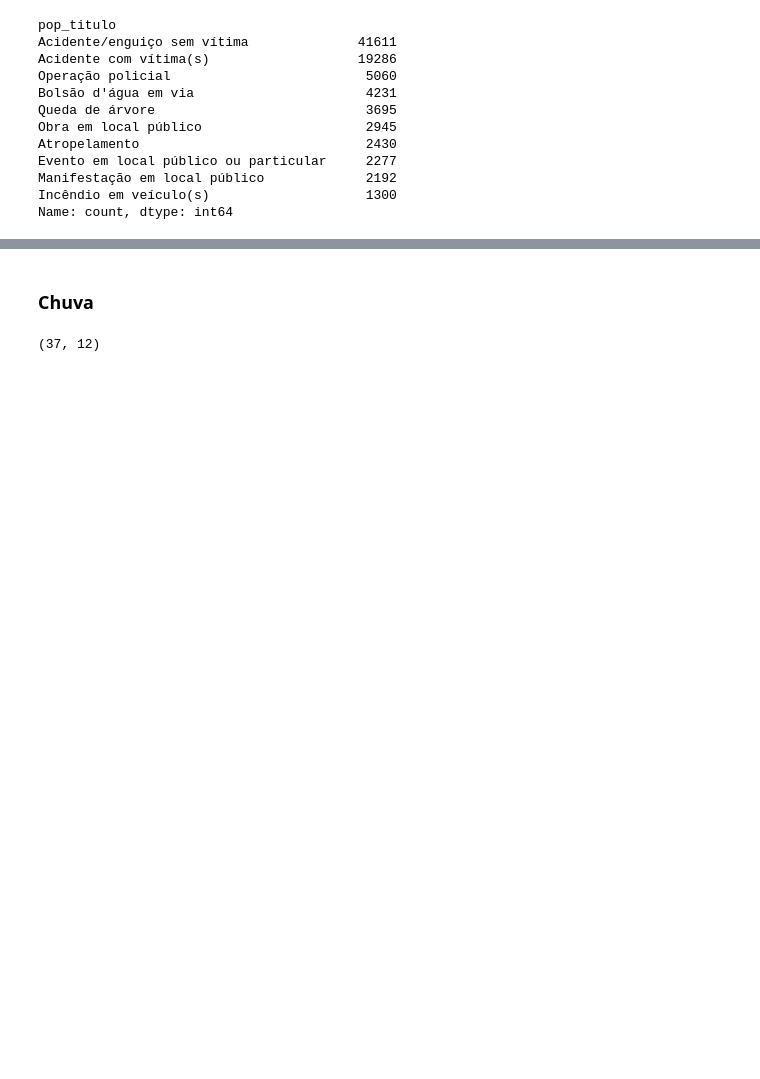
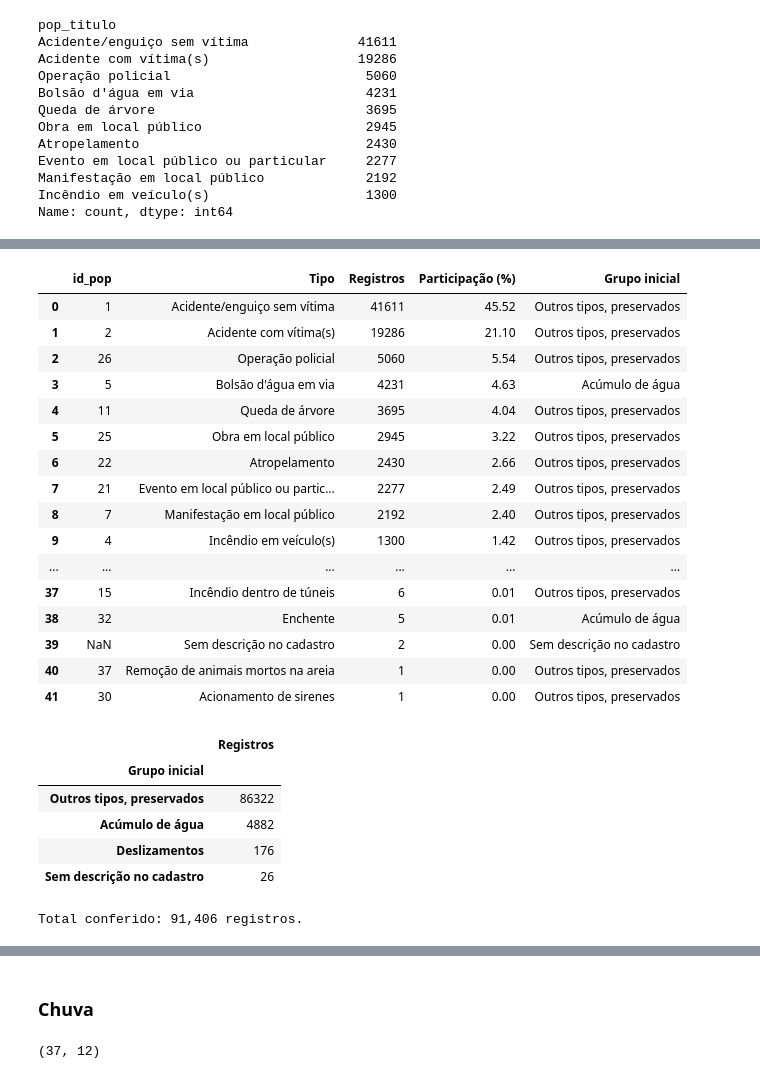
Before and after one commit to PedroVNeves/Quando_a_chuva_vira_problema, a Jupyter notebook: analise.ipynb, the cells around one changed output, grey strips where cells are left out. Saved outputs shown, nothing was run; the diff lists cells and outputs as text; code cells hidden in the pictures; blank space fills up the shorter version.

Commit message:
Adiciona catálogo dos tipos de ocorrência do COR

```diff
--- a/analise.ipynb
+++ b/analise.ipynb
@@ -407,0 +414,47 @@ Name: count, dtype: int64
+# %%
+# Catálogo por código: contamos a base original para não depender de outras junções.
+tipos_cor = pd.read_parquet(
+    BQ / "adm_cor_comando" / "ocorrencias.parquet", columns=["id_pop"],
+)
+catalogo_cor = tipos_cor["id_pop"].value_counts(dropna=False).rename_axis("id_pop").reset_index(name="Registros")
+catalogo_cor = catalogo_cor.merge(pop, on="id_pop", how="left", validate="one_to_one")
+catalogo_cor["Tipo"] = catalogo_cor["pop_titulo"].fillna("Sem descrição no cadastro")
+
+# Agrupamento inicial para orientar as comparações; nenhuma linha é excluída.
+grupo_foco_cor = {
+    "5": "Acúmulo de água", "6": "Acúmulo de água", "31": "Acúmulo de água",
+    "32": "Acúmulo de água", "33": "Acúmulo de água", "28": "Deslizamentos",
+}
+catalogo_cor["Grupo inicial"] = catalogo_cor["id_pop"].map(grupo_foco_cor).fillna("Outros tipos, preservados")
+catalogo_cor.loc[catalogo_cor["pop_titulo"].isna(), "Grupo inicial"] = "Sem descrição no cadastro"
+catalogo_cor["Participação (%)"] = (100 * catalogo_cor["Registros"] / len(tipos_cor)).round(2)
+display(catalogo_cor[["id_pop", "Tipo", "Registros", "Participação (%)", "Grupo inicial"]])
+
+resumo_grupos_cor = catalogo_cor.groupby("Grupo inicial")["Registros"].sum().sort_values(ascending=False).to_frame()
+display(resumo_grupos_cor)
+print(f"Total conferido: {catalogo_cor['Registros'].sum():,} registros.")
+# %% [output]
+|  | id_pop | Tipo | Registros | Participação (%) | Grupo inicial |
+| 0 | 1 | Acidente/enguiço sem vítima | 41611 | 45.52 | Outros tipos, preservados |
+| 1 | 2 | Acidente com vítima(s) | 19286 | 21.10 | Outros tipos, preservados |
+| 2 | 26 | Operação policial | 5060 | 5.54 | Outros tipos, preservados |
+| 3 | 5 | Bolsão d'água em via | 4231 | 4.63 | Acúmulo de água |
+| 4 | 11 | Queda de árvore | 3695 | 4.04 | Outros tipos, preservados |
+| 5 | 25 | Obra em local público | 2945 | 3.22 | Outros tipos, preservados |
+| 6 | 22 | Atropelamento | 2430 | 2.66 | Outros tipos, preservados |
+| 7 | 21 | Evento em local público ou partic... | 2277 | 2.49 | Outros tipos, preservados |
+| 8 | 7 | Manifestação em local público | 2192 | 2.40 | Outros tipos, preservados |
+| 9 | 4 | Incêndio em veículo(s) | 1300 | 1.42 | Outros tipos, preservados |
+| ... | ... | ... | ... | ... | ... |
+| 37 | 15 | Incêndio dentro de túneis | 6 | 0.01 | Outros tipos, preservados |
+| 38 | 32 | Enchente | 5 | 0.01 | Acúmulo de água |
+| 39 | NaN | Sem descrição no cadastro | 2 | 0.00 | Sem descrição no cadastro |
+| 40 | 37 | Remoção de animais mortos na areia | 1 | 0.00 | Outros tipos, preservados |
+| 41 | 30 | Acionamento de sirenes | 1 | 0.00 | Outros tipos, preservados |
+|  | Registros |
+| Grupo inicial |  |
+| Outros tipos, preservados | 86322 |
+| Acúmulo de água | 4882 |
+| Deslizamentos | 176 |
+| Sem descrição no cadastro | 26 |
+Total conferido: 91,406 registros.
```
Also changed, not shown: parts of 2 cells of this notebook.
